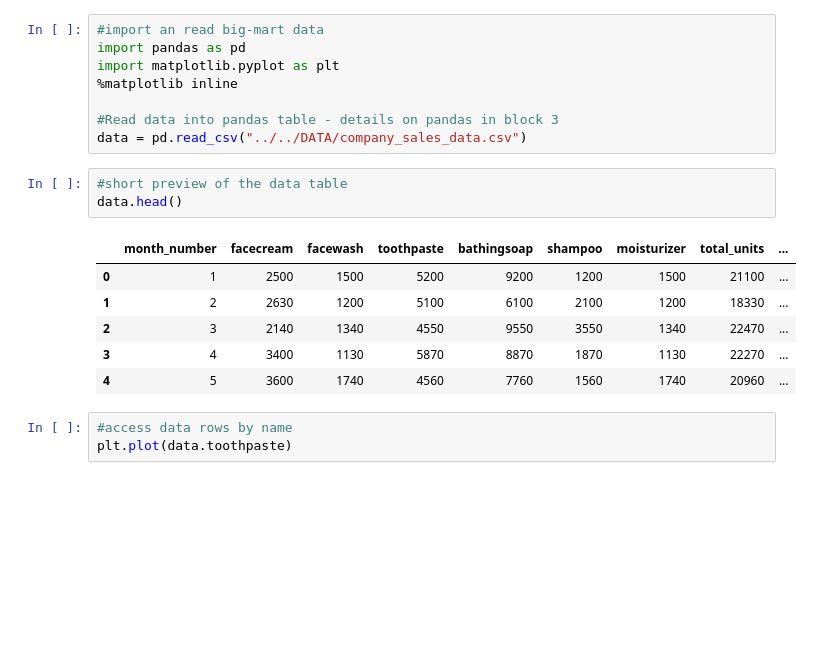
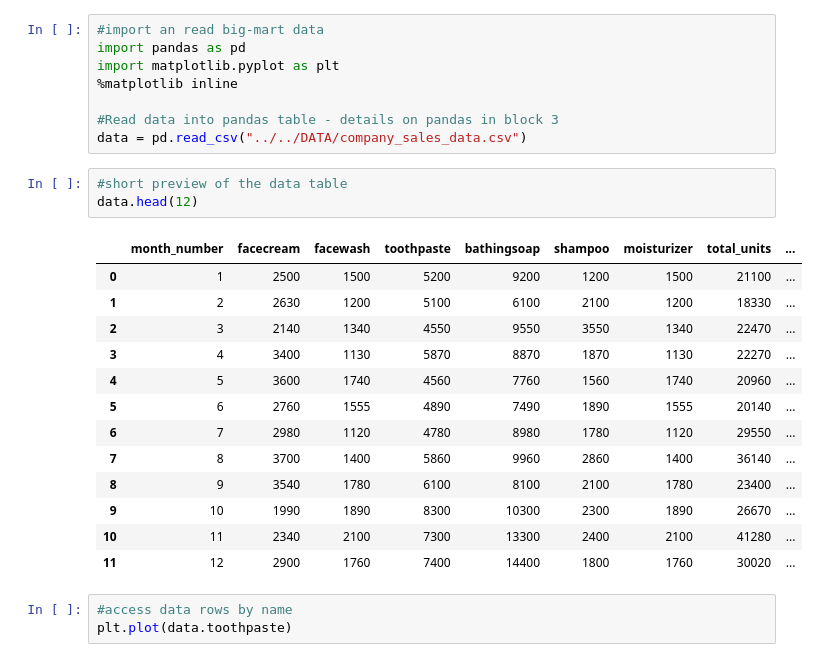
Before and after one commit to trenklem/DataScience21, a Jupyter notebook: Block_1/Assignments/1_MatplotLib.ipynb, the cells around one changed output. Drawn from its saved outputs; the diff is of its cells as text; blank space fills up the shorter version.

```diff
--- a/Block_1/Assignments/1_MatplotLib.ipynb
+++ b/Block_1/Assignments/1_MatplotLib.ipynb
@@ -15,14 +15,21 @@ import matplotlib.pyplot as plt
 data = pd.read_csv("../../DATA/company_sales_data.csv")
 # %%
 #short preview of the data table
-data.head()
+data.head(12)
 # %% [output]
 |  | month_number | facecream | facewash | toothpaste | bathingsoap | shampoo | moisturizer | total_units | ... |
 | 0 | 1 | 2500 | 1500 | 5200 | 9200 | 1200 | 1500 | 21100 | ... |
 | 1 | 2 | 2630 | 1200 | 5100 | 6100 | 2100 | 1200 | 18330 | ... |
 | 2 | 3 | 2140 | 1340 | 4550 | 9550 | 3550 | 1340 | 22470 | ... |
 | 3 | 4 | 3400 | 1130 | 5870 | 8870 | 1870 | 1130 | 22270 | ... |
 | 4 | 5 | 3600 | 1740 | 4560 | 7760 | 1560 | 1740 | 20960 | ... |
+| 5 | 6 | 2760 | 1555 | 4890 | 7490 | 1890 | 1555 | 20140 | ... |
+| 6 | 7 | 2980 | 1120 | 4780 | 8980 | 1780 | 1120 | 29550 | ... |
+| 7 | 8 | 3700 | 1400 | 5860 | 9960 | 2860 | 1400 | 36140 | ... |
+| 8 | 9 | 3540 | 1780 | 6100 | 8100 | 2100 | 1780 | 23400 | ... |
+| 9 | 10 | 1990 | 1890 | 8300 | 10300 | 2300 | 1890 | 26670 | ... |
+| 10 | 11 | 2340 | 2100 | 7300 | 13300 | 2400 | 2100 | 41280 | ... |
+| 11 | 12 | 2900 | 1760 | 7400 | 14400 | 1800 | 1760 | 30020 | ... |
 # %%
 #access data rows by name
 plt.plot(data.toothpaste)
```
Also changed, not shown: 43 other files.
